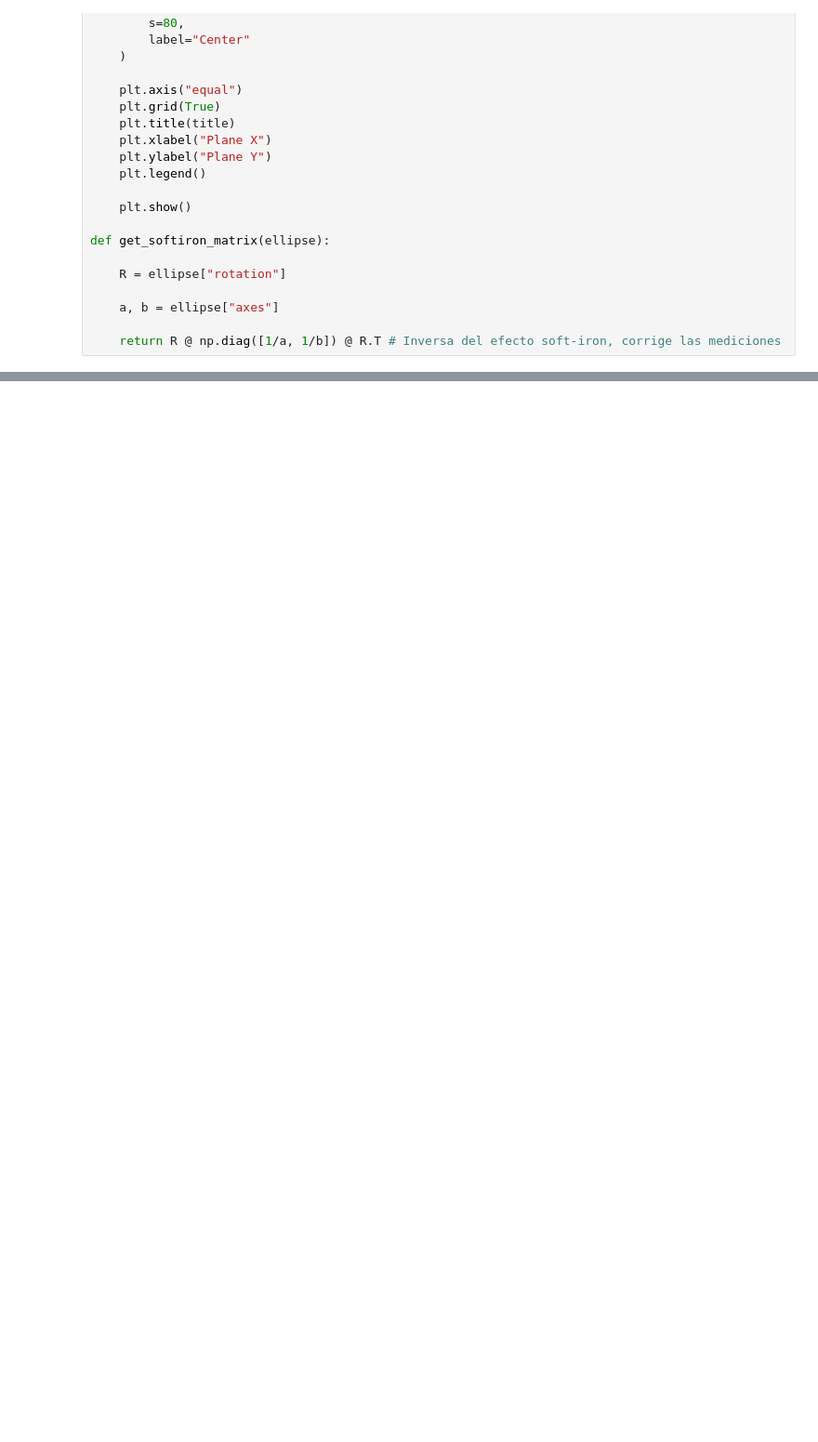
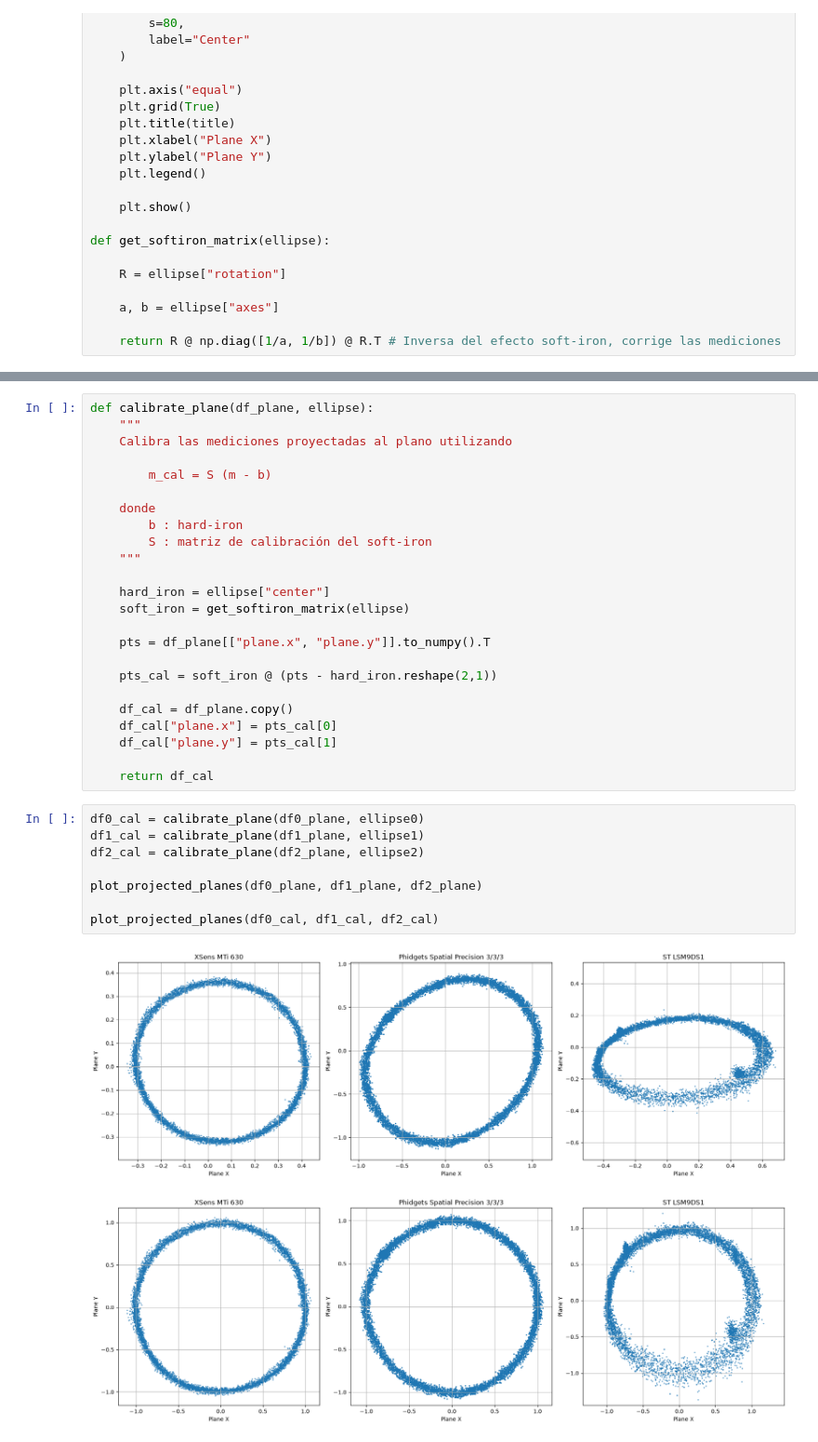
Before and after one commit to gggelme/Estimacion_tp, a Jupyter notebook: main.ipynb, the cells around one changed output, grey strips where cells are left out. Shown at 93% size. Drawn from its saved outputs; the diff is of its cells as text; blank space fills up the shorter version.

```diff
--- a/main.ipynb
+++ b/main.ipynb
@@ -496,0 +492,35 @@ plot_ellipse_fit(df2_plane, ellipse2, "ST LSM9DS1")
+# %%
+def calibrate_plane(df_plane, ellipse):
+    """
+    Calibra las mediciones proyectadas al plano utilizando
+
+        m_cal = S (m - b)
+
+    donde
+        b : hard-iron
+        S : matriz de calibración del soft-iron
+    """
+
+    hard_iron = ellipse["center"]
+    soft_iron = get_softiron_matrix(ellipse)
+
+    pts = df_plane[["plane.x", "plane.y"]].to_numpy().T
+
+    pts_cal = soft_iron @ (pts - hard_iron.reshape(2,1))
+
+    df_cal = df_plane.copy()
+    df_cal["plane.x"] = pts_cal[0]
+    df_cal["plane.y"] = pts_cal[1]
+
+    return df_cal
+# %%
+df0_cal = calibrate_plane(df0_plane, ellipse0)
+df1_cal = calibrate_plane(df1_plane, ellipse1)
+df2_cal = calibrate_plane(df2_plane, ellipse2)
+
+plot_projected_planes(df0_plane, df1_plane, df2_plane)
+
+plot_projected_planes(df0_cal, df1_cal, df2_cal)
+# %% [output]
+[figure, added]
+[figure, added]
```
Also changed, not shown: parts of 5 cells of this notebook, 7 other files.
